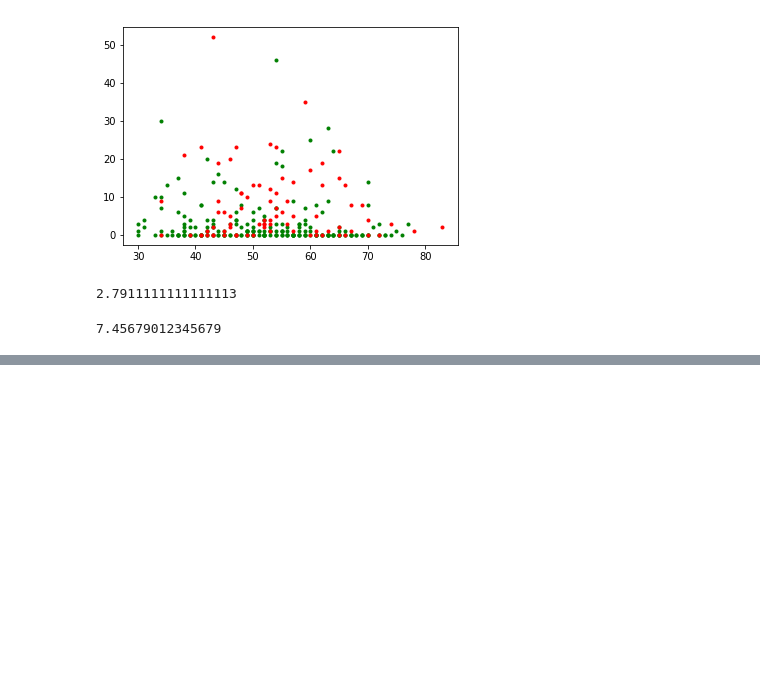
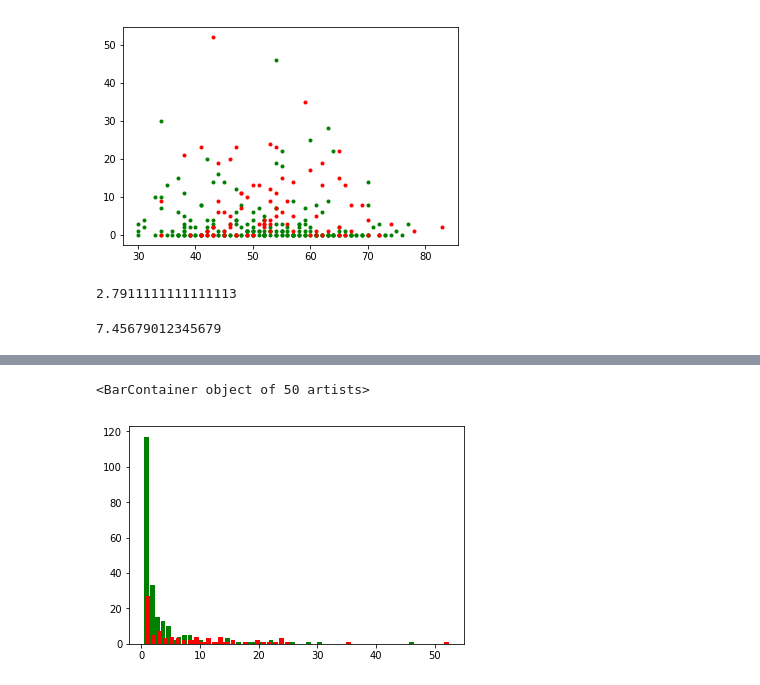
Before and after one commit to Kailash7dev/Cancer-Analysis-on-Haberman-s-Datasets, a Jupyter notebook: Haberman Cancer Analysis 2.ipynb, the cells around one changed output, grey strips where cells are left out. Cells and saved outputs as stored; diff of their text form; code cells hidden in the pictures; blank space fills up the shorter version.

```diff
--- a/Haberman Cancer Analysis 2.ipynb
+++ b/Haberman Cancer Analysis 2.ipynb
@@ -206,0 +335,8 @@ dtype: int64
+# %%
+peaks,interval = np.histogram(df_survived.Nodes, bins=50)
+plt.bar(interval[1:],peaks,color='g')
+peaks,interval = np.histogram(df_unsurvived.Nodes, bins=50)
+plt.bar(interval[1:],peaks,color='r')
+# %% [output]
+<BarContainer object of 50 artists>
+[figure, added]
```
Also changed, not shown: parts of 18 cells of this notebook.
